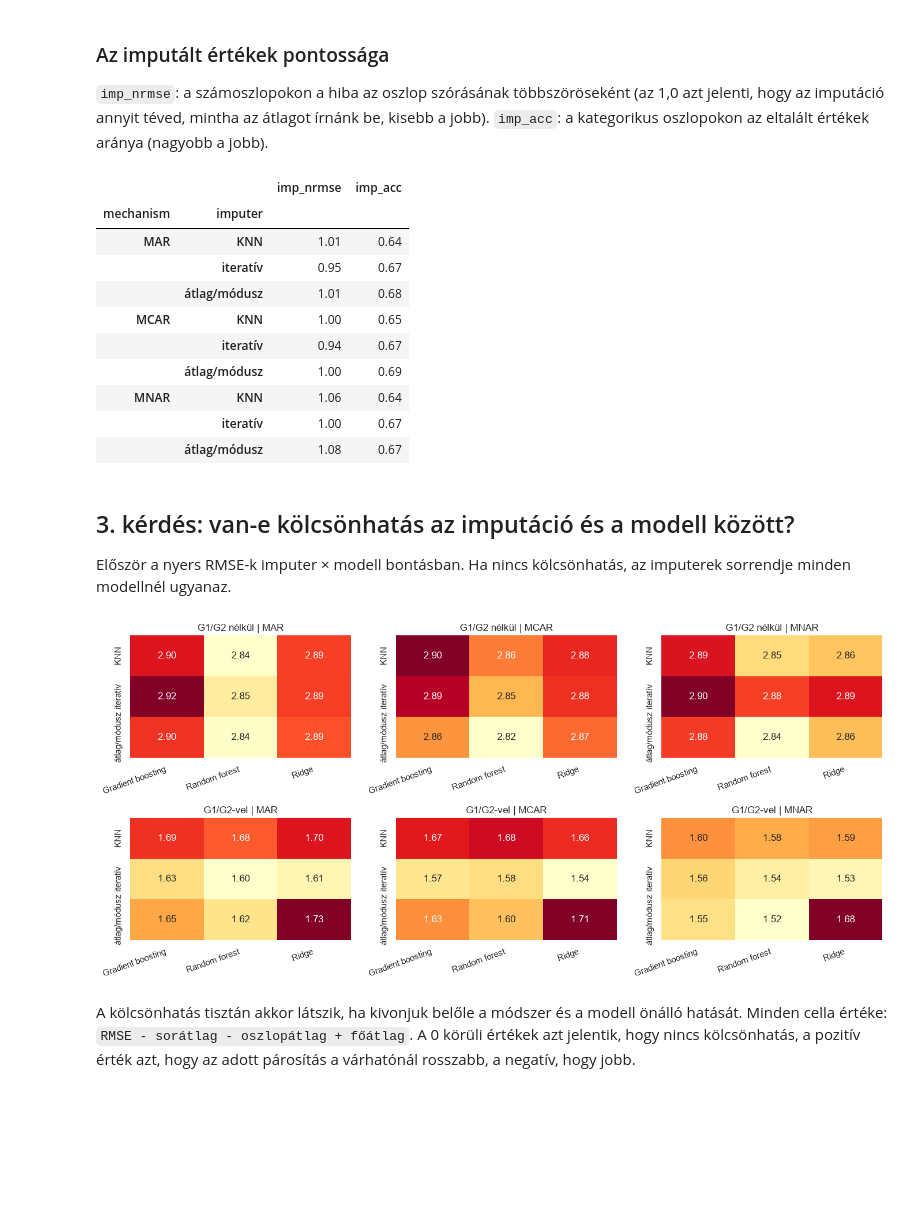
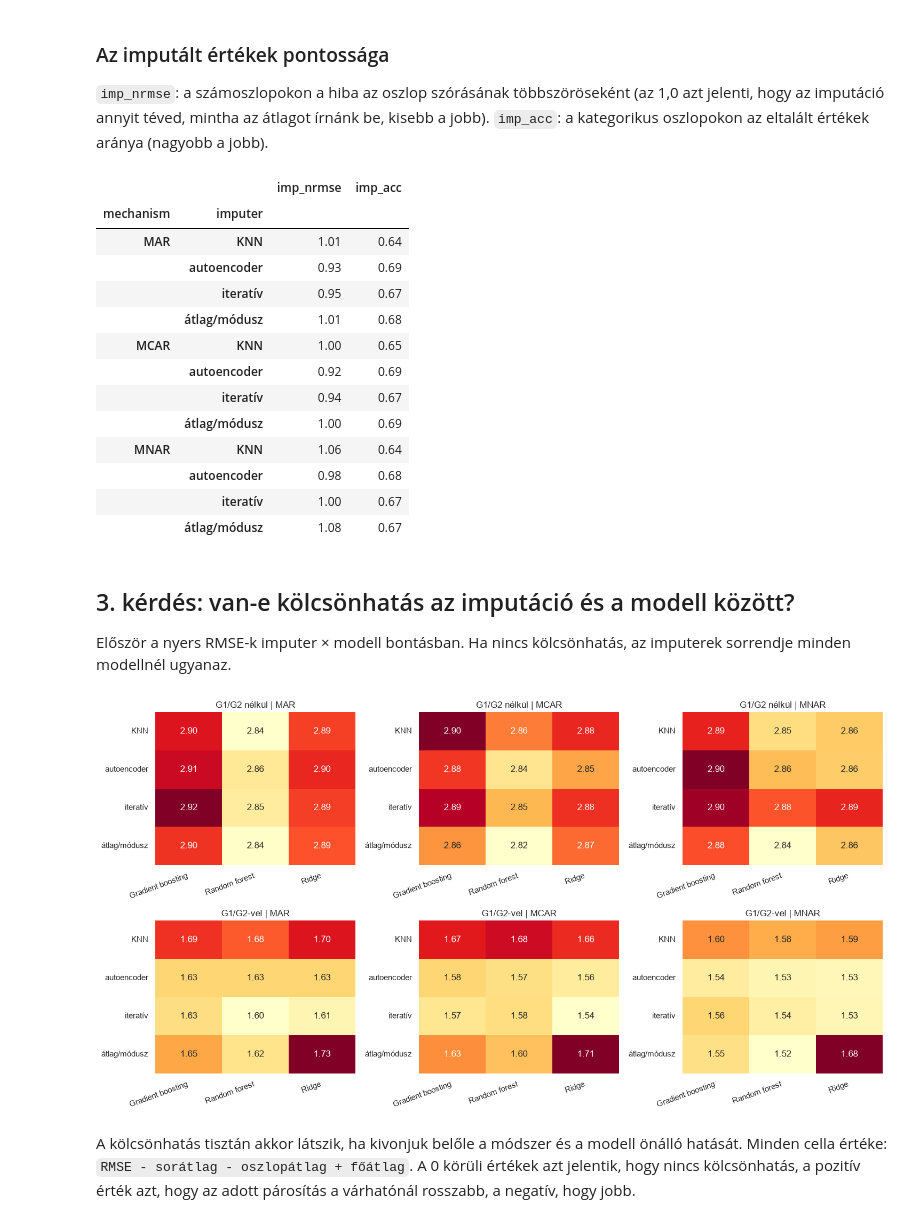
Before and after one commit to veronikavarga128/hianyzo-adatok, a Jupyter notebook: notebooks/02_analysis.ipynb, the cells around one changed output. Saved outputs shown, nothing was run; the diff lists cells and outputs as text; code cells hidden in the pictures; blank space fills up the shorter version.

Commit message:
UPDATE - analysis with autoencoder results

```diff
--- a/notebooks/02_analysis.ipynb
+++ b/notebooks/02_analysis.ipynb
@@ -10,7 +10,11 @@ import seaborn as sns
 
 sns.set_theme(style="whitegrid")
 
-r = pd.read_csv("../results/results.csv")
+r = pd.concat(
+    [pd.read_csv("../results/results.csv"), pd.read_csv("../results/results_autoencoder.csv")],
+    ignore_index=True,
+)
+r = r.drop_duplicates(subset=["use_grades", "mechanism", "rate", "imputer", "model", "seed"])
 r["rate_pct"] = (r["rate"] * 100).round().astype(int)
 r["jellemzok"] = r["use_grades"].map({True: "G1/G2-vel", False: "G1/G2 nélkül"})
 r["imputer"] = r["imputer"].replace(
@@ -27,4 +31,5 @@ imput = miss[miss["imputer"] != "sortörlés"]
 lw = miss[miss["imputer"] == "sortörlés"]
 
 print(r.shape, "-", r["seed"].nunique(), "ismétlés")
+print(r["imputer"].value_counts().to_dict())
 # %% [output]
@@ -128,13 +134,13 @@ p = imput.pivot_table(
 
 sorok = []
 for (nev, mech), d in p.groupby(level=["jellemzok", "mechanism"]):
-    for modszer in ["iteratív", "KNN"]:
-        # a három modell átlaga minden hiányarány-ismétlés párra
-        diff = (d[modszer] - d["átlag/módusz"]).groupby(level=["rate", "seed"]).mean()
+    for a, b in [("iteratív", "átlag/módusz"), ("KNN", "átlag/módusz"),
+                 ("autoencoder", "átlag/módusz"), ("autoencoder", "iteratív")]:
+        diff = (d[a] - d[b]).groupby(level=["rate", "seed"]).mean()
         sorok.append({
             "jellemzők": nev,
             "hiánytípus": mech,
-            "összehasonlítás": f"{modszer} - átlag/módusz",
+            "összehasonlítás": f"{a} - {b}",
             "átlagos különbség": round(diff.mean(), 3),
             "az esetek hány %-ában jobb": round((diff < 0).mean() * 100),
         })
@@ -163,12 +173,15 @@ imput.groupby(["mechanism", "imputer"])[["imp_nrmse", "imp_acc"]].mean().round(2
 |  |  | imp_nrmse | imp_acc |
 | mechanism | imputer |  |  |
 | MAR | KNN | 1.01 | 0.64 |
+|  | autoencoder | 0.93 | 0.69 |
 |  | iteratív | 0.95 | 0.67 |
 |  | átlag/módusz | 1.01 | 0.68 |
 | MCAR | KNN | 1.00 | 0.65 |
+|  | autoencoder | 0.92 | 0.69 |
 |  | iteratív | 0.94 | 0.67 |
 |  | átlag/módusz | 1.00 | 0.69 |
 | MNAR | KNN | 1.06 | 0.64 |
+|  | autoencoder | 0.98 | 0.68 |
 |  | iteratív | 1.00 | 0.67 |
 |  | átlag/módusz | 1.08 | 0.67 |
 # %% [markdown]
@@ -176,20 +189,21 @@ imput.groupby(["mechanism", "imputer"])[["imp_nrmse", "imp_acc"]].mean().round(2
 
 Először a nyers RMSE-k imputer × modell bontásban. Ha nincs kölcsönhatás, az imputerek sorrendje minden modellnél ugyanaz.
 # %%
-fig, axes = plt.subplots(2, 3, figsize=(14, 6.5))
+fig, axes = plt.subplots(2, 3, figsize=(15, 8))
 for i, (nev, d1) in enumerate(imput.groupby("jellemzok")):
     for j, (mech, d2) in enumerate(d1.groupby("mechanism")):
         x = d2.pivot_table(index="imputer", columns="model", values="rmse")
         sns.heatmap(x, annot=True, fmt=".2f", cmap="YlOrRd", cbar=False, ax=axes[i, j])
         axes[i, j].set_title(f"{nev} | {mech}")
         axes[i, j].set_xlabel("")
         plt.setp(axes[i, j].get_xticklabels(), rotation=20, ha="right")
         axes[i, j].set_ylabel("")
+        plt.setp(axes[i, j].get_yticklabels(), rotation=0)
 plt.tight_layout()
 plt.savefig("../results/q3_hotermap_rmse.png", dpi=150, bbox_inches="tight")
 plt.show()
 # %% [output]
-[figure, old version]
+[figure, new version]
 # %% [markdown]
 A kölcsönhatás tisztán akkor látszik, ha kivonjuk belőle a módszer és a modell önálló hatását. Minden cella értéke: `RMSE - sorátlag - oszlopátlag + főátlag`. A 0 körüli értékek azt jelentik, hogy nincs kölcsönhatás, a pozitív érték azt, hogy az adott párosítás a várhatónál rosszabb, a negatív, hogy jobb.
 # %%
```
Also changed, not shown: parts of 18 cells of this notebook, 5 other files.
